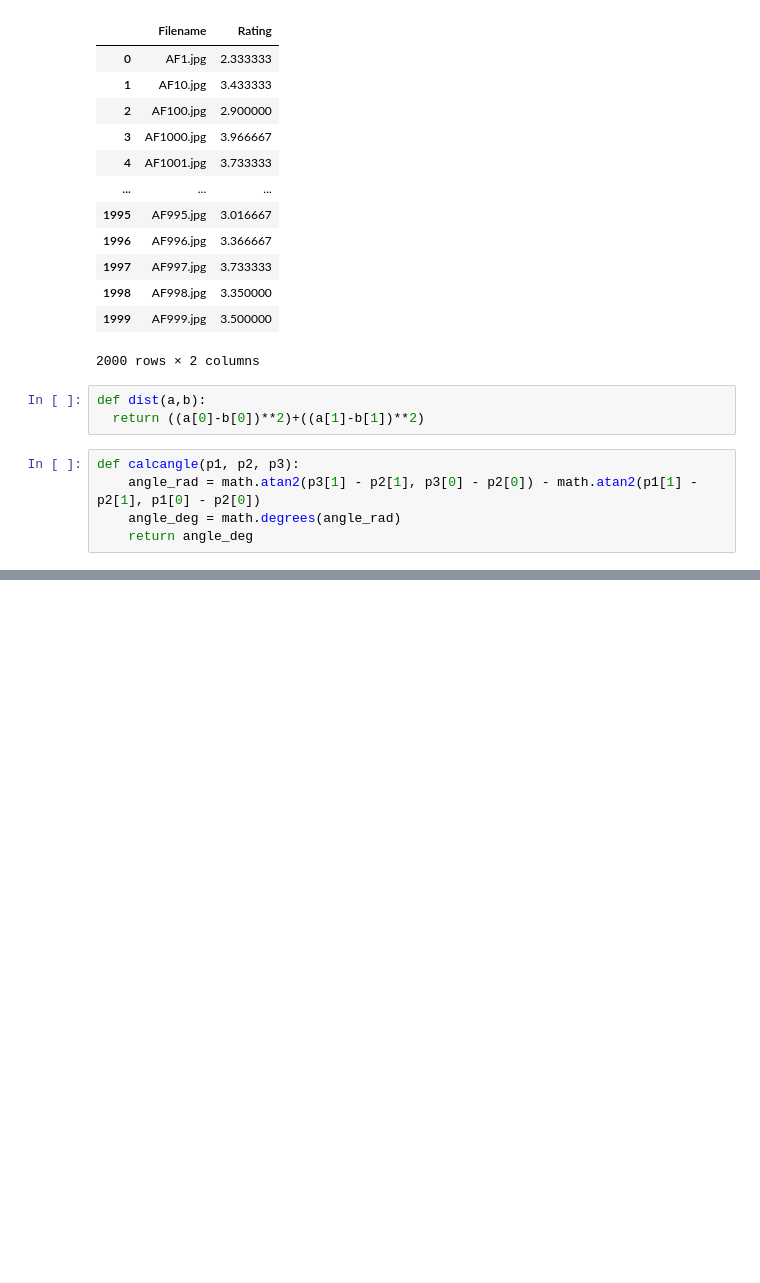
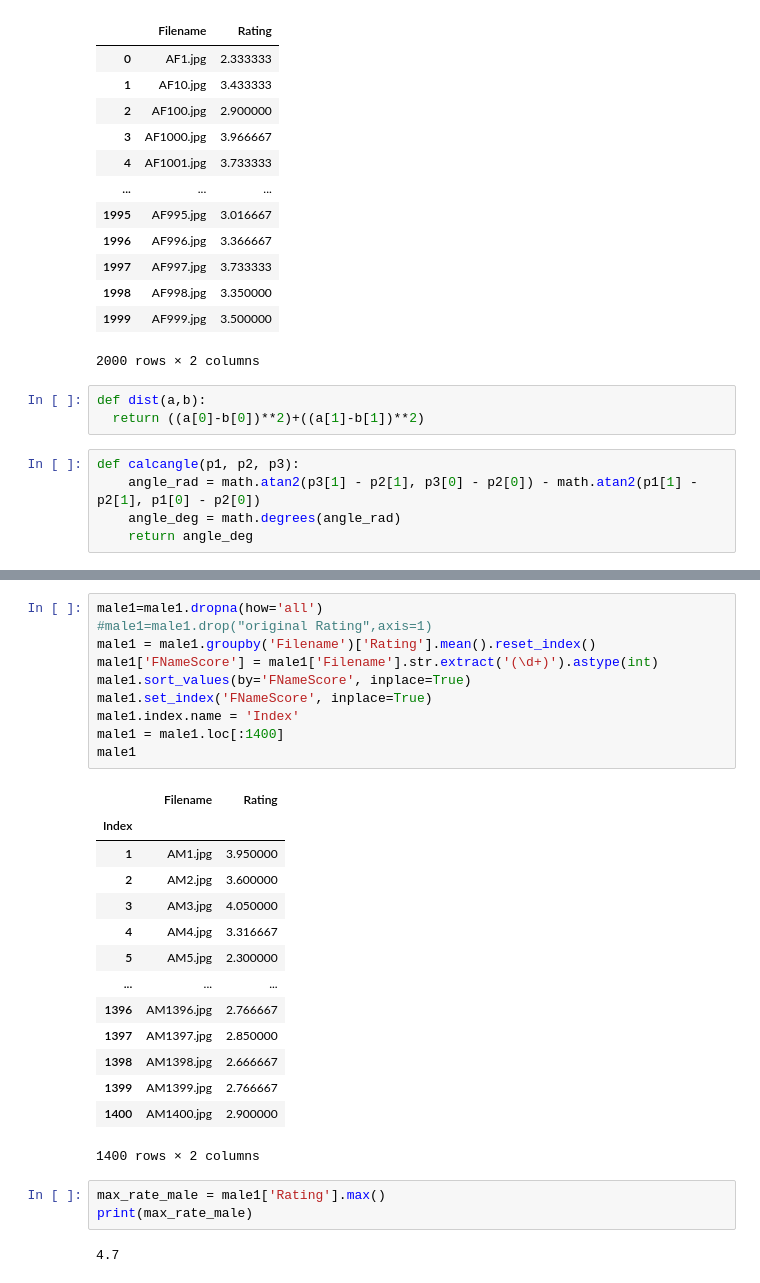
Before and after one commit to dheerajpreetsingh/APMLP, a Jupyter notebook: APMLP.ipynb, the cells around one changed output, grey strips where cells are left out. Cells and saved outputs as stored; diff of their text form; blank space fills up the shorter version.

```diff
--- a/APMLP.ipynb
+++ b/APMLP.ipynb
@@ -441,0 +525,30 @@ print(upper_lip_angle)
+# %%
+male1=male1.dropna(how='all')
+#male1=male1.drop("original Rating",axis=1)
+male1 = male1.groupby('Filename')['Rating'].mean().reset_index()
+male1['FNameScore'] = male1['Filename'].str.extract('(\d+)').astype(int)
+male1.sort_values(by='FNameScore', inplace=True)
+male1.set_index('FNameScore', inplace=True)
+male1.index.name = 'Index'
+male1 = male1.loc[:1400]
+male1
+# %% [output]
+|  | Filename | Rating |
+| Index |  |  |
+| 1 | AM1.jpg | 3.950000 |
+| 2 | AM2.jpg | 3.600000 |
+| 3 | AM3.jpg | 4.050000 |
+| 4 | AM4.jpg | 3.316667 |
+| 5 | AM5.jpg | 2.300000 |
+| ... | ... | ... |
+| 1396 | AM1396.jpg | 2.766667 |
+| 1397 | AM1397.jpg | 2.850000 |
+| 1398 | AM1398.jpg | 2.666667 |
+| 1399 | AM1399.jpg | 2.766667 |
+| 1400 | AM1400.jpg | 2.900000 |
+1400 rows × 2 columns
+# %%
+max_rate_male = male1['Rating'].max()
+print(max_rate_male)
+# %% [output]
+4.7
```
Also changed, not shown: parts of 7 cells of this notebook.
